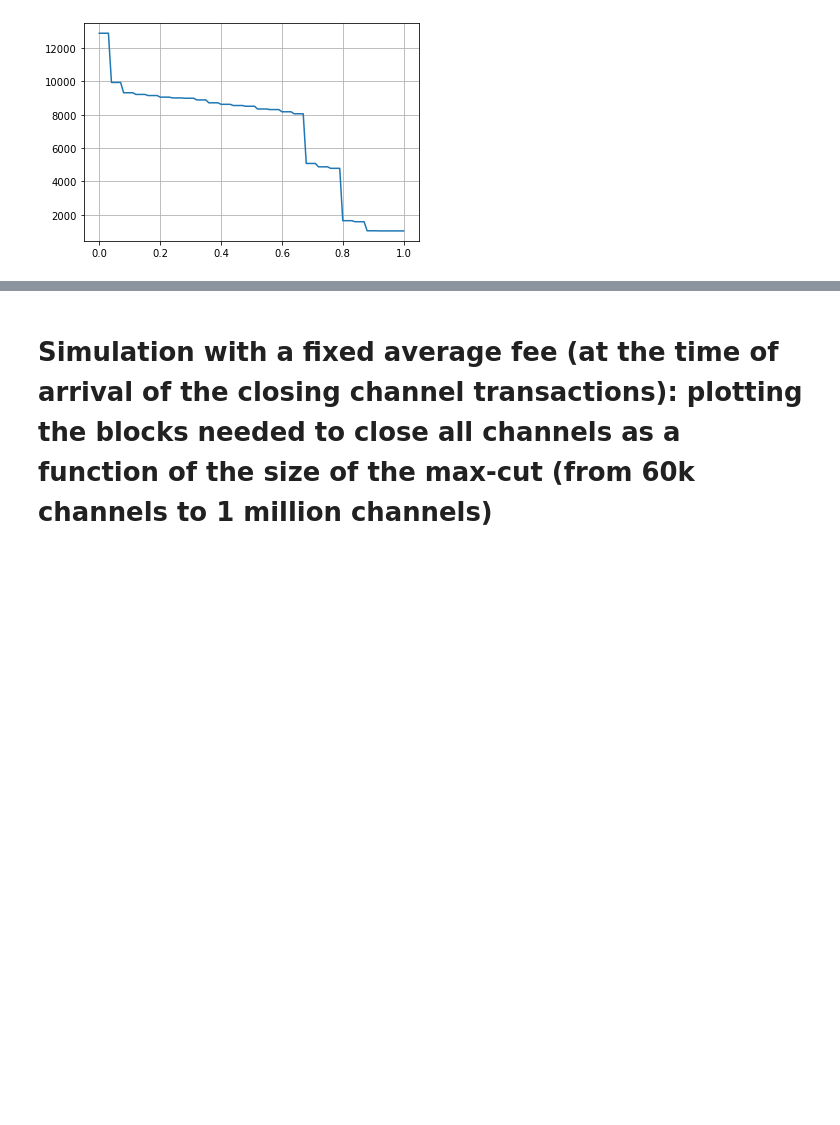
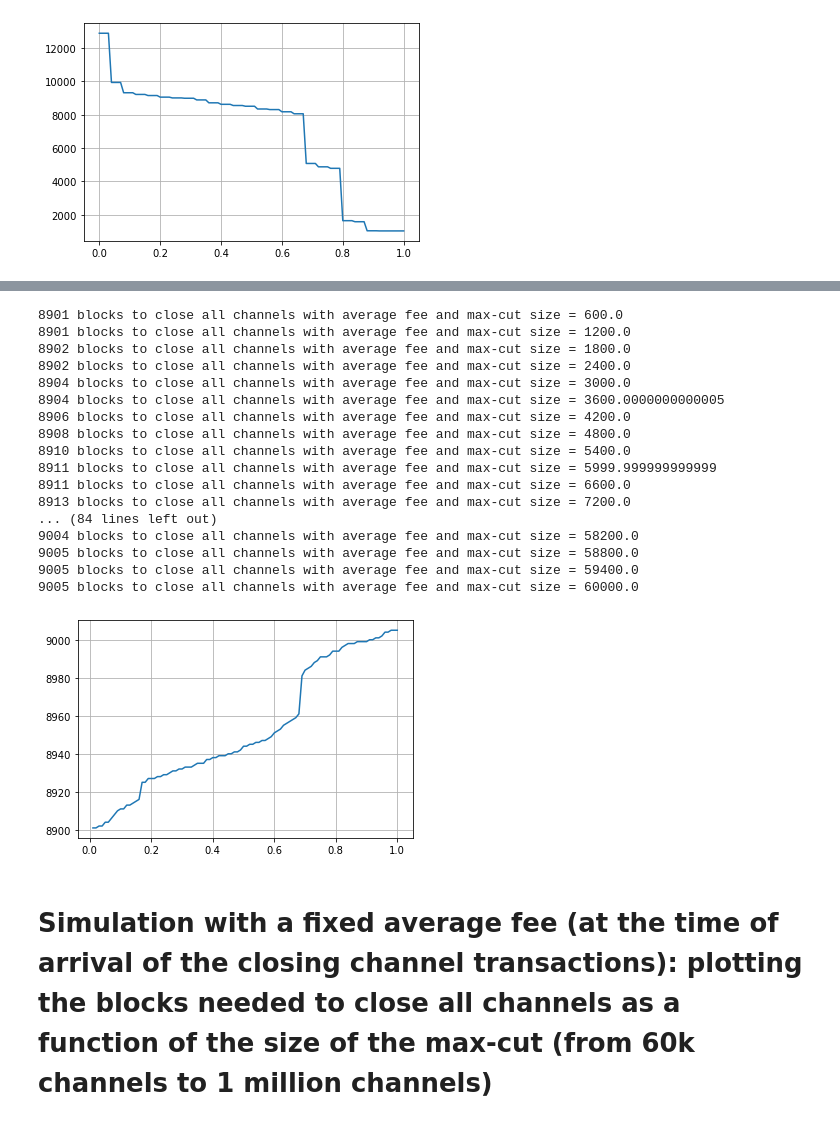
Before and after one commit to CosimoSguanci/Mass-Exit-Attacks-on-LN, a Jupyter notebook: ZombieAttackSimulation.ipynb, the cells around one changed output, grey strips where cells are left out. Drawn from its saved outputs; the diff is of its cells as text; code cells hidden in the pictures; blank space fills up the shorter version.

```diff
--- a/ZombieAttackSimulation.ipynb
+++ b/ZombieAttackSimulation.ipynb
@@ -271,3 +277,63 @@ plt.show()
+# %%
+fig, ax = plt.subplots()
+ax.grid(True)
+
+fee_ranges = [ 0, 1, 2, 3, 4, 5, 6, 7, 8, 10, 12, 14, 17, 20, 25, 30, 40, 50, 60, 70, 80, 100, 120, 140, 170, 200, 250, 300, 400, 500, 600, 700, 800, 1000, 1200, 1400, 1700, 2000, 2500, 3000, 4000, 5000, 6000, 7000, 8000, 10000 ]
+needed_blocks = []
+
+tx_count_per_fee_level = mempool_data[0][1]
+total_tx_count = sum(tx_count_per_fee_level)
+
+acc = 0
+i = 0
+for c in tx_count_per_fee_level:
+    acc = acc + (fee_ranges[i] * c)
+    i = i + 1
+
+avg_fee = round(acc/total_tx_count)
+
+average_index = 0
+
+i = 1
+
+while i < len(fee_ranges):
+    if fee_ranges[i-1] <= avg_fee and avg_fee <= fee_ranges[i]:
+        average_index = i
+        break
+    i = i + 1
+
+fractions = np.arange(start=0.01, stop=1.01, step=0.01)
+
+for fraction in fractions:
+    zombie_channels = fraction * INITIAL_NUM_ZOMBIE_CHANNELS
+
+    blocks_to_close_all_channels = LN_CLOSING_CHANNEL_DELAY + simulate(mempool_data, average_index, zombie_channels)
+
+    print(blocks_to_close_all_channels, "blocks to close all channels with average fee and max-cut size =", zombie_channels)
+
+    needed_blocks.append(blocks_to_close_all_channels)
+
+plt.plot(fractions, needed_blocks)
+plt.show()
+# %% [output]
+8901 blocks to close all channels with average fee and max-cut size = 600.0
+8901 blocks to close all channels with average fee and max-cut size = 1200.0
+8902 blocks to close all channels with average fee and max-cut size = 1800.0
+8902 blocks to close all channels with average fee and max-cut size = 2400.0
+8904 blocks to close all channels with average fee and max-cut size = 3000.0
+8904 blocks to close all channels with average fee and max-cut size = 3600.0000000000005
+8906 blocks to close all channels with average fee and max-cut size = 4200.0
+8908 blocks to close all channels with average fee and max-cut size = 4800.0
+8910 blocks to close all channels with average fee and max-cut size = 5400.0
+8911 blocks to close all channels with average fee and max-cut size = 5999.999999999999
+8911 blocks to close all channels with average fee and max-cut size = 6600.0
+8913 blocks to close all channels with average fee and max-cut size = 7200.0
+... (84 lines left out)
+9004 blocks to close all channels with average fee and max-cut size = 58200.0
+9005 blocks to close all channels with average fee and max-cut size = 58800.0
+9005 blocks to close all channels with average fee and max-cut size = 59400.0
+9005 blocks to close all channels with average fee and max-cut size = 60000.0
+[figure, added]
 # %% [markdown]
 # Simulation with a fixed average fee (at the time of arrival of the closing channel transactions): plotting the blocks needed to close all channels as a function of the size of the max-cut (from 60k channels to 1 million channels)
 # %%
```
Also changed, not shown: parts of 4 cells of this notebook.
